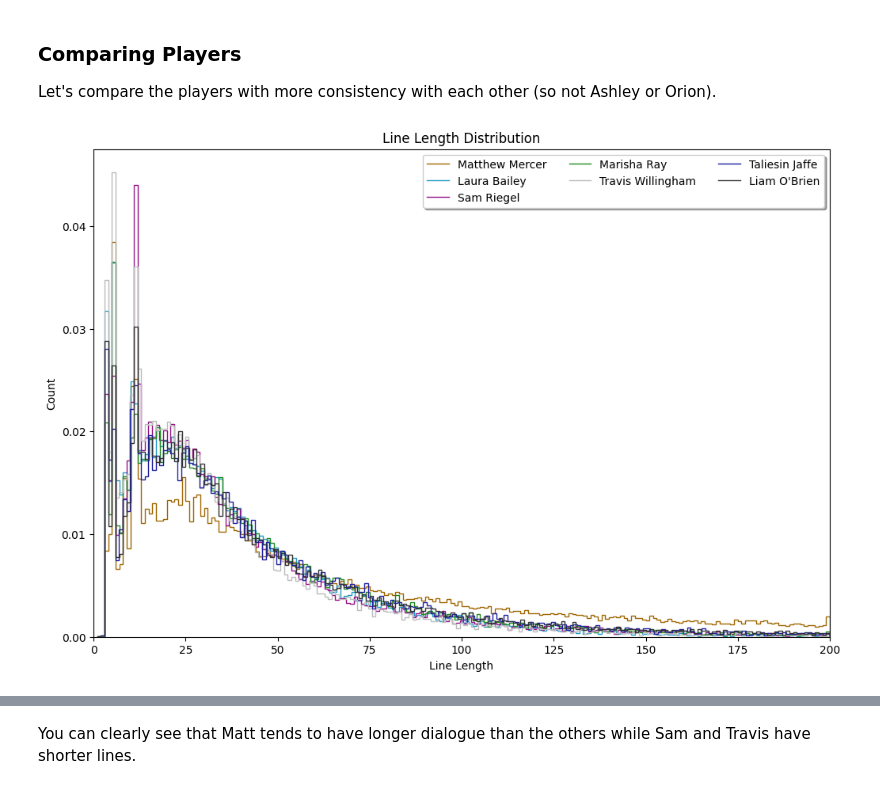
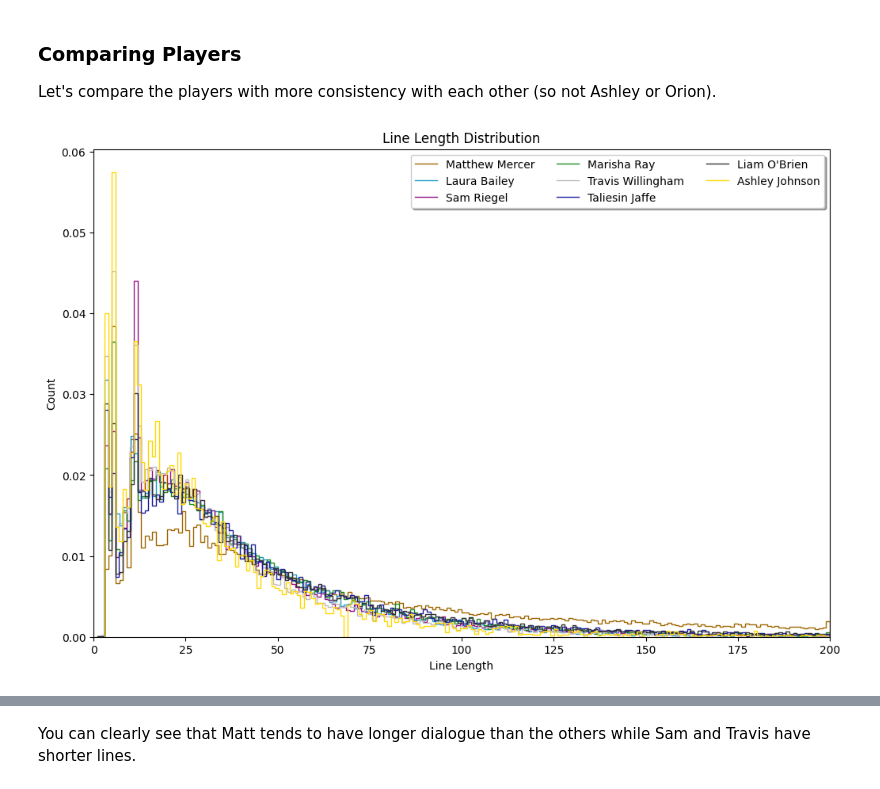
Before and after one commit to wmchad/CritRoleAI, a Jupyter notebook: notebooks/exploration/01_explore_campaign_1.ipynb, the cells around one changed output, grey strips where cells are left out. Saved outputs shown, nothing was run; the diff lists cells and outputs as text; code cells hidden in the pictures.

```diff
--- a/notebooks/exploration/01_explore_campaign_1.ipynb
+++ b/notebooks/exploration/01_explore_campaign_1.ipynb
@@ -685,7 +1030,7 @@ PlayerHistogram(marisha_summary, 'nwords', 'Word Count', 50, 49)
 # %% [markdown]
 ### Travis Willingham
 # %%
-travis_summary = PlayerSummary('TRAVIS', 'Travis Willingham')
+travis_summary = PlayerSummary('TRAVIS')
 PlayerHistogram(travis_summary, max_value = 200, nbins = 199)
 # %% [output]
 [figure]
@@ -696,7 +1041,7 @@ PlayerHistogram(travis_summary, 'nwords', 'Word Count', 50, 49)
 # %% [markdown]
 ### Taliesin Jaffe
 # %%
-taliesin_summary = PlayerSummary('TALIESIN', 'Taliesin Jaffe')
+taliesin_summary = PlayerSummary('TALIESIN')
 PlayerHistogram(taliesin_summary, max_value = 200, nbins = 199)
 # %% [output]
 [figure]
@@ -707,7 +1052,7 @@ PlayerHistogram(taliesin_summary, 'nwords', 'Word Count', 50, 49)
 # %% [markdown]
 ### Liam O'Brien
 # %%
-liam_summary = PlayerSummary('LIAM', "Liam O'Brien")
+liam_summary = PlayerSummary('LIAM')
 PlayerHistogram(liam_summary, max_value = 200, nbins = 199)
 # %% [output]
 [figure]
@@ -718,7 +1063,7 @@ PlayerHistogram(liam_summary, 'nwords', 'Word Count', 50, 49)
 # %% [markdown]
 ### Ashely Johnson
 # %%
-ashley_summary = PlayerSummary('ASHLEY', 'Ashley Johnson')
+ashley_summary = PlayerSummary('ASHLEY')
 PlayerHistogram(ashley_summary, max_value = 200, nbins = 199)
 # %% [output]
 [figure]
@@ -745,35 +1079,36 @@ Let's compare the players with more consistency with each other (so not Ashley o
 field       = 'linelength'
 field_label = 'Line Length'
 max_value   = 200
 nbins       = 199
 
 fig, ax = plt.subplots(figsize = (12, 8))
 
-for player_data in [matt_summary, laura_summary, sam_summary, marisha_summary, travis_summary, taliesin_summary, liam_summary]:
+for player_data in [matt_summary, laura_summary, sam_summary, marisha_summary,
+                    travis_summary, taliesin_summary, liam_summary, ashley_summary]:
     hist_data = player_data['data'][field]
     hist_data = hist_data[hist_data <= max_value]
 
     counts, bins = np.histogram(hist_data, bins = nbins)
     counts = counts / counts.sum()
     ax.stairs(counts, bins, color = player_data['color'], label = player_data['name'])
 
 ax.legend(
     loc            = 'upper right',
     ncol           = 3,
     fancybox       = True,
     shadow         = True
 )
 
 ax.set(
     xlim   = (0, max_value),
     xlabel = field_label,
     ylabel = 'Count',
     title  = f'{field_label} Distribution'
 )
 
 plt.show()
 # %% [output]
-[figure, old version]
+[figure, new version]
 # %%
 field       = 'nwords'
 field_label = 'Word Count'
```
Also changed, not shown: parts of 44 cells of this notebook, 4 other files.
